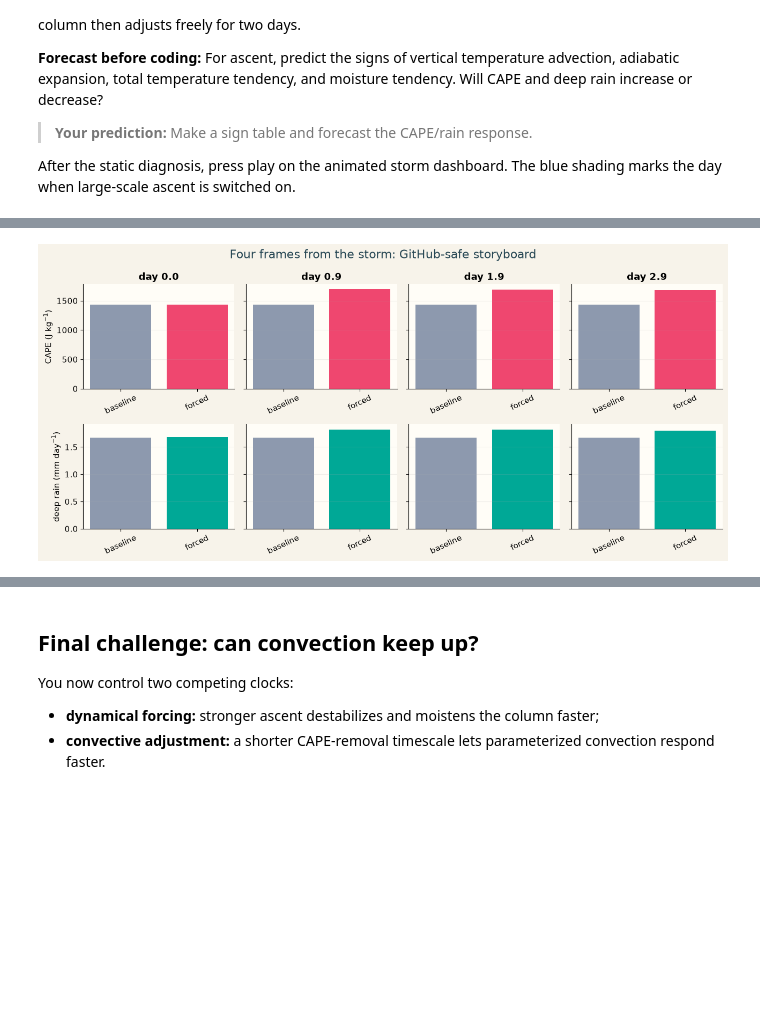
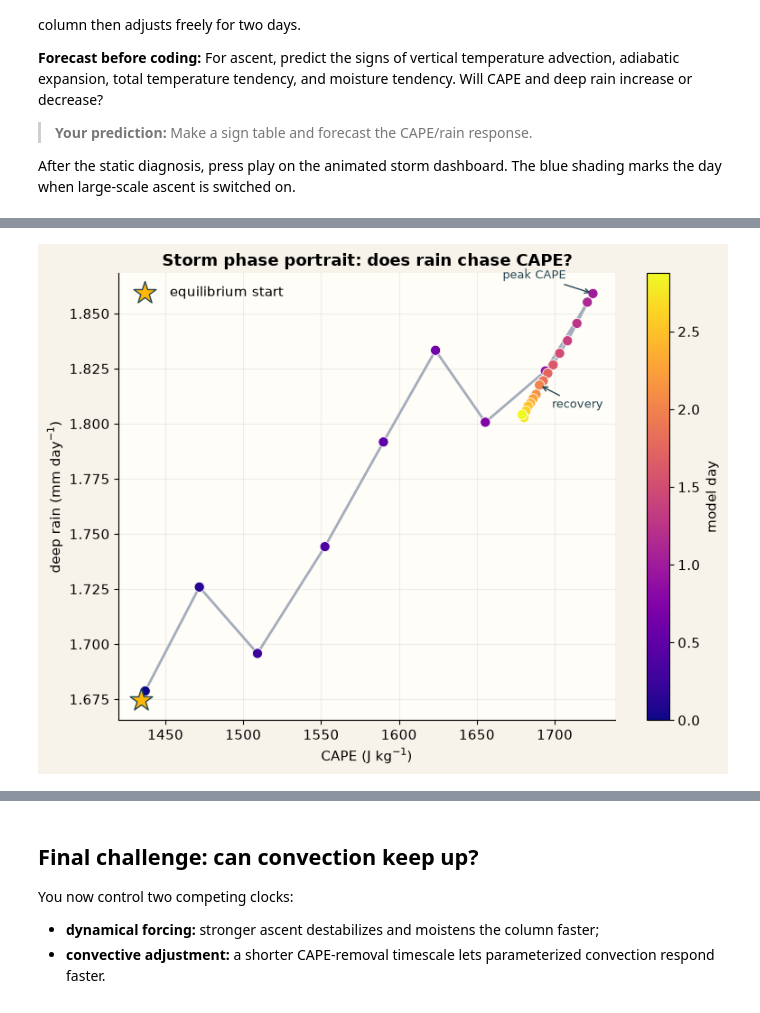
Before and after one commit to evanwellmeyer/GCM, a Jupyter notebook: notebooks/02_experiments_atm407.ipynb, the cells around one changed output, grey strips where cells are left out. Drawn from its saved outputs; the diff is of its cells as text; code cells hidden in the pictures; blank space fills up the shorter version.

```diff
--- a/notebooks/02_experiments_atm407.ipynb
+++ b/notebooks/02_experiments_atm407.ipynb
@@ -452,6 +454,11 @@ forcing = ascentforcing(grid, [peakomega], durationdays=1.0)
 #@title Run and reveal the ascent experiment { display-mode: "form" }
 previewstate = loadreference(experiment['nlevels'])
 preview = forcing(0, previewstate)
+baselinestate, baselinediagnostics, baselinecache = physics_step(
+    deepcopy(previewstate), grid, params
+)
+baselinecape = baselinediagnostics['cape'][0].item()
+baselinerain = baselinediagnostics['precip_conv'][0].item() * 86400
 omega = -peakomega * np.sin(np.pi * grid['sigma_full'].cpu().numpy())
 
 fig, axes = plt.subplots(1, 4, figsize=(15, 5), sharey=True)
@@ -468,8 +475,8 @@ axes[3].plot(preview['dq'][0].cpu() * 86400 * 1000, pressure, color=colors['rain
 axes[3].set_xlabel('moisture tendency (g kg-1 day-1)')
 for ax in axes:
     ax.axvline(0, color='black', linewidth=0.8)
-    ax.invert_yaxis()
     ax.grid(alpha=0.3)
+axes[0].invert_yaxis()
 fig.suptitle('Anatomy of imposed ascent', fontsize=17, color=colors['storm'])
 fig.tight_layout()
 plt.show()
@@ -481,8 +488,8 @@ grid, params, forcedstate, forcedhistory, forcedelapsed = integrate(
 timeaxis = days(forcedhistory, experiment['dt'])
 forcedcape = series(forcedhistory, 'cape')
 forcedrain = series(forcedhistory, 'precip_conv', scale=86400)
-controlcape = np.full_like(forcedcape, referencemetadata['cape_jkg'])
-controlrain = np.full_like(forcedrain, referencemetadata['deep_precipitation_mmday'])
+controlcape = np.full_like(forcedcape, baselinecape)
+controlrain = np.full_like(forcedrain, baselinerain)
 
 fig, axes = plt.subplots(3, 1, figsize=(9, 8), sharex=True)
 axes[0].plot(timeaxis, controlcape, color=colors['cloud'], linewidth=2, label='equilibrium baseline')
@@ -519,26 +526,32 @@ forced-run runtime: 6.5 s
 # %%
 #@title Play the column response { display-mode: "form" }
-snapshotindices = np.linspace(0, len(timeaxis) - 1, 4).astype(int)
-fig, axes = plt.subplots(2, 4, figsize=(13, 6), sharey='row')
-for column, index in enumerate(snapshotindices):
-    axes[0, column].bar(['baseline', 'forced'], [controlcape[index], forcedcape[index]],
-                        color=[colors['cloud'], colors['heat']])
-    axes[1, column].bar(['baseline', 'forced'], [controlrain[index], forcedrain[index]],
-                        color=[colors['cloud'], colors['rain']])
-    axes[0, column].set_title(f'day {timeaxis[index]:.1f}')
-    axes[0, column].tick_params(axis='x', rotation=25)
-    axes[1, column].tick_params(axis='x', rotation=25)
-    axes[0, column].grid(axis='y', alpha=0.2)
-    axes[1, column].grid(axis='y', alpha=0.2)
-axes[0, 0].set_ylabel('CAPE (J kg$^{-1}$)')
-axes[1, 0].set_ylabel('deep rain (mm day$^{-1}$)')
-fig.suptitle('Four frames from the storm: GitHub-safe storyboard', fontsize=16, color=colors['storm'])
+# GitHub may suppress JavaScript, so this phase portrait is the static summary.
+fig, ax = plt.subplots(figsize=(8, 6))
+ax.plot(forcedcape, forcedrain, color=colors['cloud'], linewidth=2, alpha=0.8)
+points = ax.scatter(forcedcape, forcedrain, c=timeaxis, cmap='plasma', s=65,
+                    edgecolor='white', linewidth=0.6, zorder=3)
+ax.scatter(baselinecape, baselinerain, marker='*', s=350, color=colors['sun'],
+           edgecolor=colors['storm'], label='equilibrium start', zorder=4)
+peakindex = int(np.argmax(forcedcape))
+lateindex = int(np.argmin(np.abs(timeaxis - 2.0)))
+for index, label, offset in [
+    (peakindex, 'peak CAPE', (-72, 12)),
+    (lateindex, 'recovery', (10, -18)),
+]:
+    ax.annotate(label, (forcedcape[index], forcedrain[index]), xytext=offset,
+                textcoords='offset points', fontsize=9, color=colors['storm'],
+                arrowprops={'arrowstyle': '->', 'color': colors['storm']})
+ax.set(xlabel='CAPE (J kg$^{-1}$)', ylabel='deep rain (mm day$^{-1}$)',
+       title='Storm phase portrait: does rain chase CAPE?')
+ax.grid(alpha=0.2)
+ax.legend(frameon=False)
+fig.colorbar(points, ax=ax, label='model day')
 fig.tight_layout()
 plt.show()
 
 frames = np.unique(np.linspace(0, len(timeaxis) - 1, min(30, len(timeaxis))).astype(int))
 
-fig, axes = plt.subplots(1, 2, figsize=(11, 4.5))
+fig, axes = plt.subplots(1, 3, figsize=(15, 4.5))
 capelines = [
     axes[0].plot([], [], color=colors['cloud'], linewidth=2.5, label='control')[0],
     axes[0].plot([], [], color=colors['heat'], linewidth=3, label='forced')[0],
@@ -547,35 +560,46 @@ rainlines = [
     axes[1].plot([], [], color=colors['cloud'], linewidth=2.5, label='control')[0],
     axes[1].plot([], [], color=colors['rain'], linewidth=3, label='forced')[0],
 ]
 for ax, values, ylabel, title in [
     (axes[0], [controlcape, forcedcape], 'CAPE (J kg$^{-1}$)', 'Fuel available'),
     (axes[1], [controlrain, forcedrain], 'deep rain (mm day$^{-1}$)', 'Convective response'),
 ]:
     lower = min(array.min() for array in values)
     upper = max(array.max() for array in values)
     margin = max((upper - lower) * 0.12, 0.02)
     ax.set(xlim=(timeaxis[0], timeaxis[-1]), ylim=(lower - margin, upper + margin),
            xlabel='model day', ylabel=ylabel, title=title)
     ax.axvspan(0, 1, color=colors['sky'], alpha=0.10, label='ascent on')
     ax.grid(alpha=0.2)
     ax.legend(loc='best')
+axes[2].set(xlim=(forcedcape.min() - 20, forcedcape.max() + 20),
+            ylim=(forcedrain.min() - 0.02, forcedrain.max() + 0.02),
+            xlabel='CAPE (J kg$^{-1}$)', ylabel='deep rain (mm day$^{-1}$)',
+            title='Storm trajectory')
+axes[2].grid(alpha=0.2)
+axes[2].scatter(baselinecape, baselinerain, marker='*', s=220,
+                color=colors['sun'], edgecolor=colors['storm'])
+phaseline = axes[2].plot([], [], color=colors['storm'], linewidth=2.5)[0]
+phasepoint = axes[2].plot([], [], 'o', color=colors['heat'], markersize=9)[0]
 clock = fig.suptitle('', fontsize=16, color=colors['storm'])
 
 def draw(frame):
     end = frame + 1
     capelines[0].set_data(timeaxis[:end], controlcape[:end])
     capelines[1].set_data(timeaxis[:end], forcedcape[:end])
     rainlines[0].set_data(timeaxis[:end], controlrain[:end])
     rainlines[1].set_data(timeaxis[:end], forcedrain[:end])
+    phaseline.set_data(forcedcape[:end], forcedrain[:end])
+    phasepoint.set_data([forcedcape[frame]], [forcedrain[frame]])
     status = 'large-scale ascent ON' if timeaxis[frame] <= 1 else 'large-scale ascent OFF'
     clock.set_text(f'Day {timeaxis[frame]:.2f}  |  {status}')
-    return capelines + rainlines + [clock]
+    return capelines + rainlines + [phaseline, phasepoint, clock]
 
 movie = animation.FuncAnimation(fig, draw, frames=frames, interval=140, blit=False)
 plt.close(fig)
 display(HTML(movie.to_jshtml()))
 # %% [output]
-[figure, old version]
+[figure, new version]
 [interactive output not drawn]
 # %% [markdown]
 ## Final challenge: can convection keep up?
```
Also changed, not shown: parts of 4 cells of this notebook.
